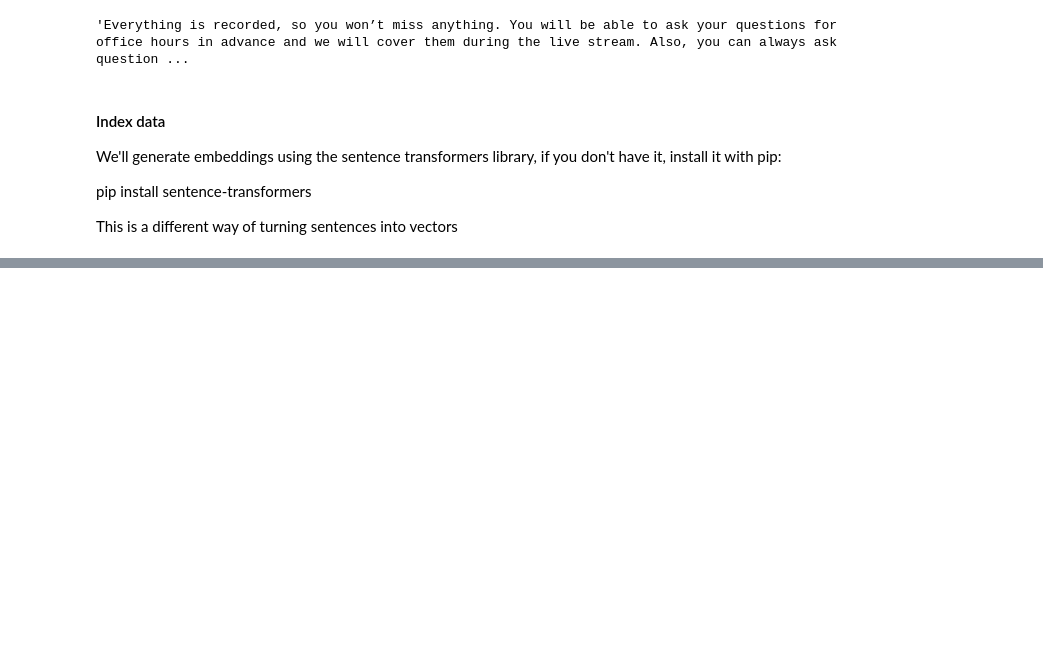
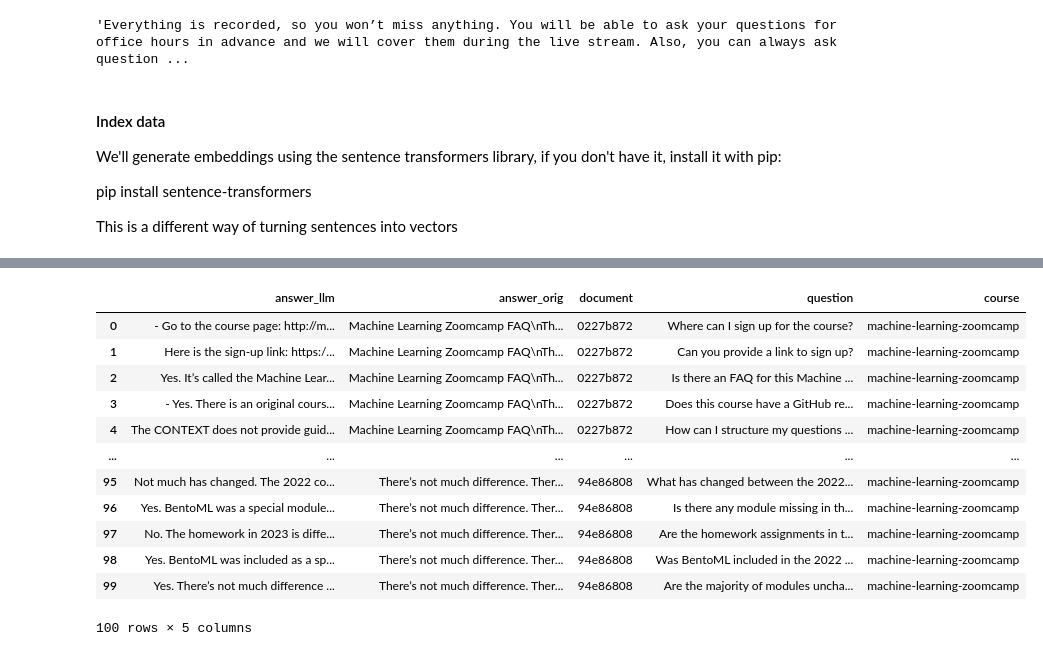
Before and after one commit to ambiernat/llm-course, a Jupyter notebook: notebook-1.ipynb, the cells around one changed output, grey strips where cells are left out. Cells and saved outputs as stored; diff of their text form; code cells hidden in the pictures; blank space fills up the shorter version.

```diff
--- a/notebook-1.ipynb
+++ b/notebook-1.ipynb
@@ -1661,0 +1839,27 @@ ImportError: cannot import name 'VectorSearch' from 'minsearch' (/workspaces/llm
+# %%
+ground_truth_sample = ground_truth[0:100]
+# %%
+answers = {}
+
+for i, rec in enumerate(tqdm(ground_truth_sample)):
+    if i in answers:
+        continue
+
+    answer_llm = rag(rec)
+    doc_id = rec['document']
+    original_doc = doc_idx[doc_id]
+    answer_orig = original_doc['text']
+
+    answers[i] = {
+        'answer_llm': answer_llm,
+        'answer_orig': answer_orig,
+        'document': doc_id,
+        'question': rec['question'],
+        'course': rec['course'],
+    }
+# %%
+results_gpt5nano = [None] * len(ground_truth_sample)
+
+for i, val in answers.items():
+    results_gpt5nano[i] = val.copy()
+    results_gpt5nano[i].update(ground_truth[i])
@@ -1661,0 +1888,18 @@ ImportError: cannot import name 'VectorSearch' from 'minsearch' (/workspaces/llm
+# %%
+df_gpt5nano = pd.DataFrame(results_gpt5nano)
+# %%
+df_gpt5nano
+# %% [output]
+|  | answer_llm | answer_orig | document | question | course |
+| 0 | - Go to the course page: http://m... | Machine Learning Zoomcamp FAQ\nTh... | 0227b872 | Where can I sign up for the course? | machine-learning-zoomcamp |
+| 1 | Here is the sign-up link: https:/... | Machine Learning Zoomcamp FAQ\nTh... | 0227b872 | Can you provide a link to sign up? | machine-learning-zoomcamp |
+| 2 | Yes. It’s called the Machine Lear... | Machine Learning Zoomcamp FAQ\nTh... | 0227b872 | Is there an FAQ for this Machine ... | machine-learning-zoomcamp |
+| 3 | - Yes. There is an original cours... | Machine Learning Zoomcamp FAQ\nTh... | 0227b872 | Does this course have a GitHub re... | machine-learning-zoomcamp |
+| 4 | The CONTEXT does not provide guid... | Machine Learning Zoomcamp FAQ\nTh... | 0227b872 | How can I structure my questions ... | machine-learning-zoomcamp |
+| ... | ... | ... | ... | ... | ... |
+| 95 | Not much has changed. The 2022 co... | There’s not much difference. Ther... | 94e86808 | What has changed between the 2022... | machine-learning-zoomcamp |
+| 96 | Yes. BentoML was a special module... | There’s not much difference. Ther... | 94e86808 | Is there any module missing in th... | machine-learning-zoomcamp |
+| 97 | No. The homework in 2023 is diffe... | There’s not much difference. Ther... | 94e86808 | Are the homework assignments in t... | machine-learning-zoomcamp |
+| 98 | Yes. BentoML was included as a sp... | There’s not much difference. Ther... | 94e86808 | Was BentoML included in the 2022 ... | machine-learning-zoomcamp |
+| 99 | Yes. There’s not much difference ... | There’s not much difference. Ther... | 94e86808 | Are the majority of modules uncha... | machine-learning-zoomcamp |
+100 rows × 5 columns
```
Also changed, not shown: parts of 37 cells of this notebook, 2 other files.
